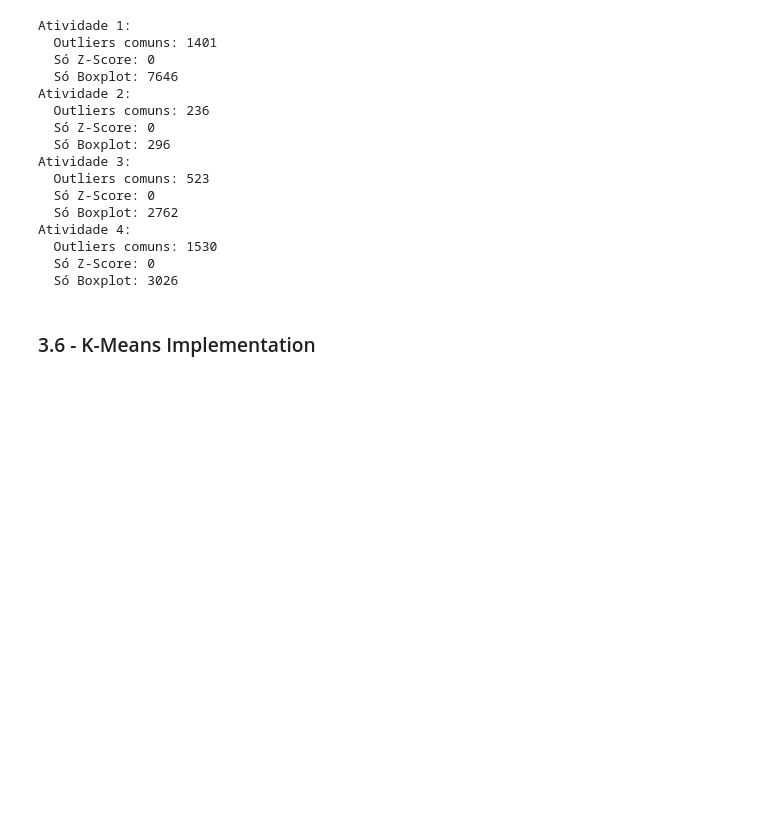
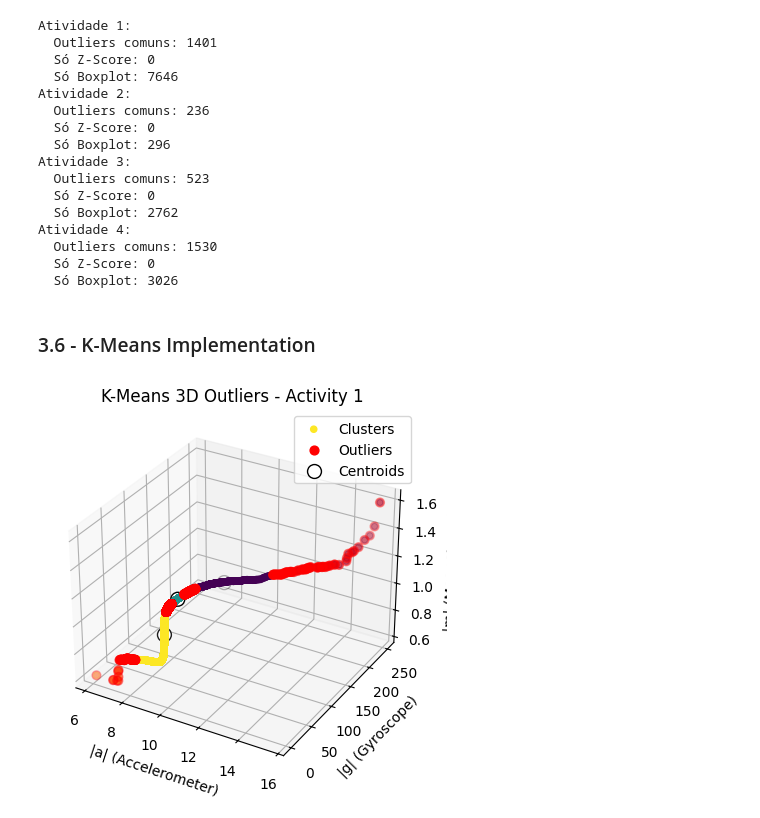
Before and after one commit to MiguelAnt17/detection_of_humans_activities, a Jupyter notebook: MiguelAntonio_2022237621.ipynb, the cells around one changed output. Saved outputs shown, nothing was run; the diff lists cells and outputs as text; code cells hidden in the pictures; blank space fills up the shorter version.

Commit message:
K-MEANS Final

```diff
--- a/MiguelAntonio_2022237621.ipynb
+++ b/MiguelAntonio_2022237621.ipynb
@@ -652,20 +657,41 @@ def k_means_1d(data, k=3, max_iters=100):
 
     return centroids, labels, final_distances
 # %%
-def detectar_outliers_kmeans(sensor_data_sorted, k=3, threshold=2):
-    outliers_por_atividade = []
+def detectar_outliers_kmeans_3d(a_values, g_values, m_values, k=3, threshold=2):
 
-    for values in sensor_data_sorted:
-        centroids, labels, distances = k_means_1d(values, k=k)
+    data = np.column_stack((a_values, g_values, m_values))
+    centroids, labels, distances = k_means_3d(data, k=k)
 
-        stds = [np.std(np.array(values)[labels == j]) for j in range(k)]
-        limits = [threshold * s for s in stds]
+    stds = [np.std(distances[labels == j]) for j in range(k)]
+    limits = [threshold * s for s in stds]
 
-        outliers = [v for v, d, l in zip(values, distances, labels) if d > limits[l]]
-        outliers_por_atividade.append(outliers)
-
-    return outliers_por_atividade
+    outliers_idx = [i for i, (d, l) in enumerate(zip(distances, labels)) if d > limits[l]]
+    return data, centroids, labels, outliers_idx
 # %%
-outliers_acc_kmeans = detectar_outliers_kmeans(accelerometer_activity_sorted, k=3, threshold=2)
-outliers_gyr_kmeans = detectar_outliers_kmeans(gyroscope_activity_sorted, k=3, threshold=2)
-outliers_mag_kmeans = detectar_outliers_kmeans(magnetometer_activity_sorted, k=3, threshold=2)
+def plot_kmeans_outliers_3d(data, centroids, labels, outliers_idx, activity_name="Activity"):
+    fig = plt.figure()
+    ax = fig.add_subplot(111, projection='3d')
+
+    ax.scatter(data[:,0], data[:,1], data[:,2], c=labels, cmap='viridis', s=20, label='Clusters')
+
+    ax.scatter(data[outliers_idx,0], data[outliers_idx,1], data[outliers_idx,2],
+               c='red', s=40, label='Outliers')
+
+    ax.scatter(centroids[:,0], centroids[:,1], centroids[:,2],
+               c='white', edgecolors='black', s=100, label='Centroids')
+
+    ax.set_xlabel('|a| (Accelerometer)')
+    ax.set_ylabel('|g| (Gyroscope)')
+    ax.set_zlabel('|m| (Magnetometer)')
+    ax.set_title(f'K-Means 3D Outliers - {activity_name}')
+    ax.legend()
+    plt.show()
+# %%
+a_vals = accelerometer_activity_sorted[0]
+g_vals = gyroscope_activity_sorted[0]
+m_vals = magnetometer_activity_sorted[0]
+
+data, centroids, labels, outliers_idx = detectar_outliers_kmeans_3d(a_vals, g_vals, m_vals, k=3, threshold=2)
+plot_kmeans_outliers_3d(data, centroids, labels, outliers_idx, activity_name="Activity 1")
+# %% [output]
+[figure, added]
```
Also changed, not shown: parts of 6 cells of this notebook.
